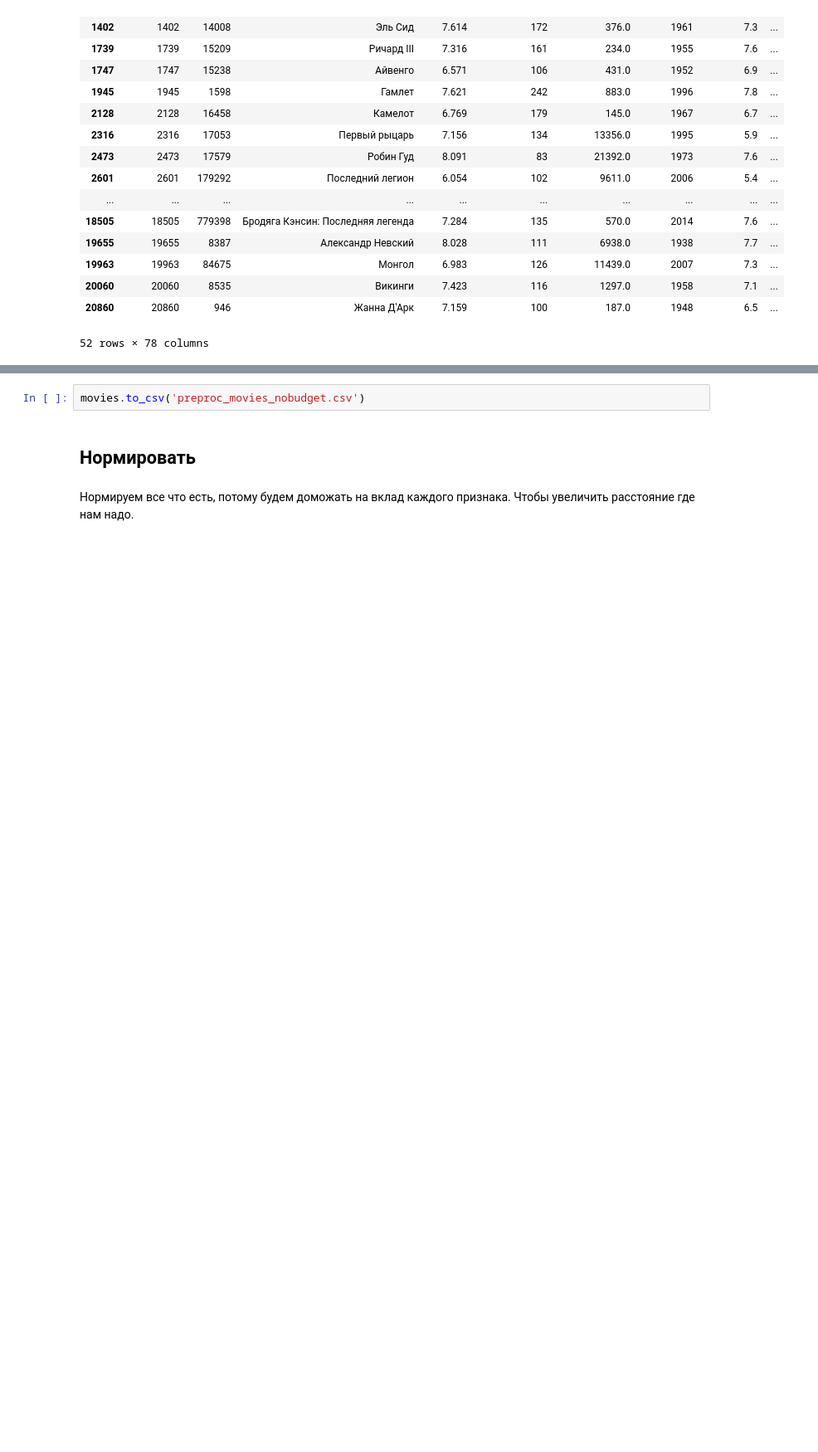
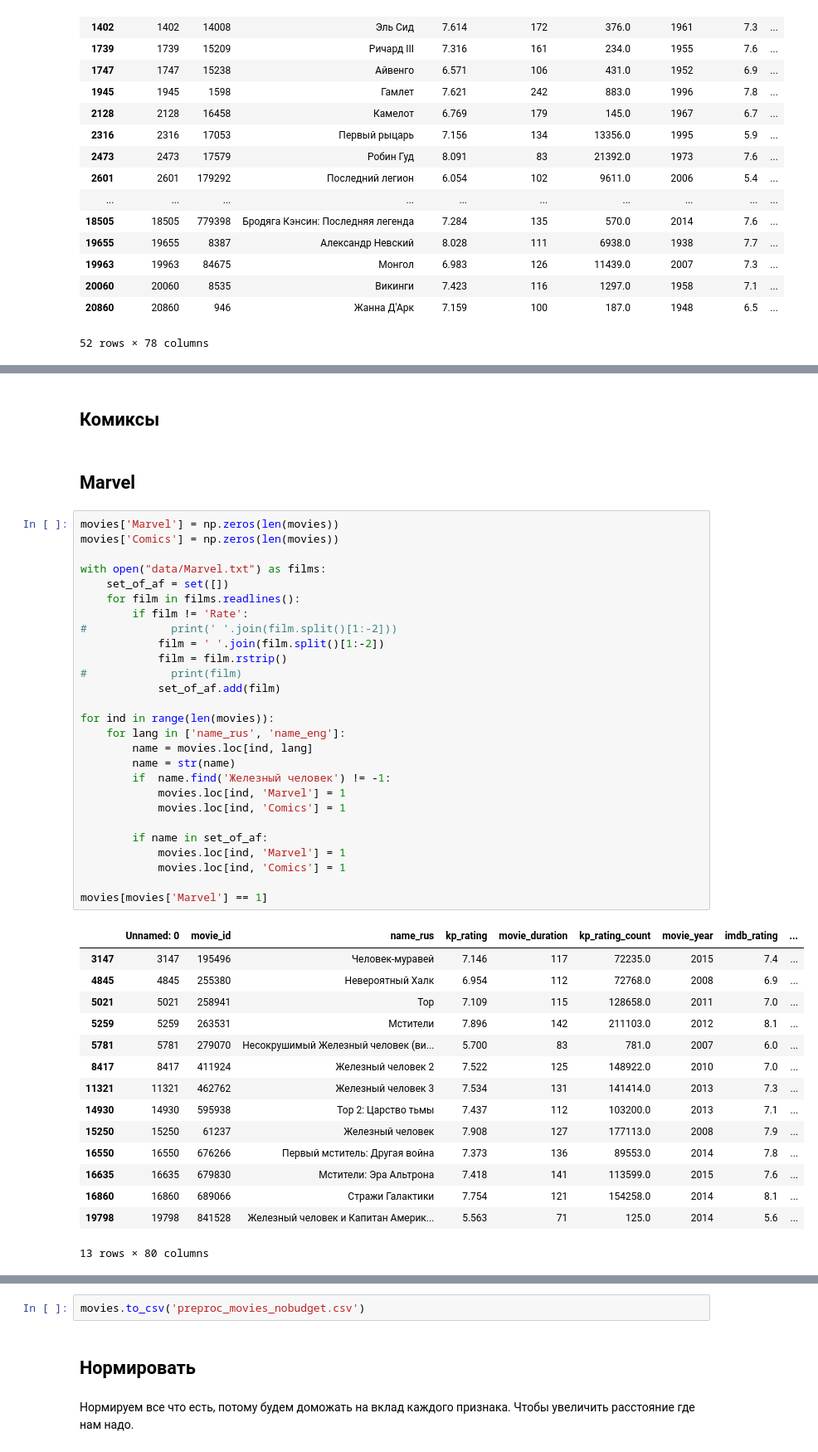
Before and after one commit to kandrewkov/Movie-Recommendations, a Jupyter notebook: preproc_data.ipynb, the cells around one changed output, grey strips where cells are left out. Shown at 83% size. Saved outputs shown, nothing was run; the diff lists cells and outputs as text; blank space fills up the shorter version.

```diff
--- a/preproc_data.ipynb
+++ b/preproc_data.ipynb
@@ -627,0 +647,47 @@ Sentô shôjo: Chi no tekkamen densetsu
+# %% [markdown]
+## Комиксы
+# %% [markdown]
+## Marvel
+# %%
+movies['Marvel'] = np.zeros(len(movies))
+movies['Comics'] = np.zeros(len(movies))
+
+with open("data/Marvel.txt") as films:
+    set_of_af = set([])
+    for film in films.readlines():
+        if film != 'Rate':
+#             print(' '.join(film.split()[1:-2]))
+            film = ' '.join(film.split()[1:-2])
+            film = film.rstrip()
+#             print(film)
+            set_of_af.add(film)
+
+for ind in range(len(movies)):
+    for lang in ['name_rus', 'name_eng']:
+        name = movies.loc[ind, lang]
+        name = str(name)
+        if  name.find('Железный человек') != -1:
+            movies.loc[ind, 'Marvel'] = 1
+            movies.loc[ind, 'Comics'] = 1
+
+        if name in set_of_af:
+            movies.loc[ind, 'Marvel'] = 1
+            movies.loc[ind, 'Comics'] = 1
+
+movies[movies['Marvel'] == 1]
+# %% [output]
+|  | Unnamed: 0 | movie_id | name_rus | kp_rating | movie_duration | kp_rating_count | movie_year | imdb_rating | ... |
+| 3147 | 3147 | 195496 | Человек-муравей | 7.146 | 117 | 72235.0 | 2015 | 7.4 | ... |
+| 4845 | 4845 | 255380 | Невероятный Халк | 6.954 | 112 | 72768.0 | 2008 | 6.9 | ... |
+| 5021 | 5021 | 258941 | Тор | 7.109 | 115 | 128658.0 | 2011 | 7.0 | ... |
+| 5259 | 5259 | 263531 | Мстители | 7.896 | 142 | 211103.0 | 2012 | 8.1 | ... |
+| 5781 | 5781 | 279070 | Несокрушимый Железный человек (ви... | 5.700 | 83 | 781.0 | 2007 | 6.0 | ... |
+| 8417 | 8417 | 411924 | Железный человек 2 | 7.522 | 125 | 148922.0 | 2010 | 7.0 | ... |
+| 11321 | 11321 | 462762 | Железный человек 3 | 7.534 | 131 | 141414.0 | 2013 | 7.3 | ... |
+| 14930 | 14930 | 595938 | Тор 2: Царство тьмы | 7.437 | 112 | 103200.0 | 2013 | 7.1 | ... |
+| 15250 | 15250 | 61237 | Железный человек | 7.908 | 127 | 177113.0 | 2008 | 7.9 | ... |
+| 16550 | 16550 | 676266 | Первый мститель: Другая война | 7.373 | 136 | 89553.0 | 2014 | 7.8 | ... |
+| 16635 | 16635 | 679830 | Мстители: Эра Альтрона | 7.418 | 141 | 113599.0 | 2015 | 7.6 | ... |
+| 16860 | 16860 | 689066 | Стражи Галактики | 7.754 | 121 | 154258.0 | 2014 | 8.1 | ... |
+| 19798 | 19798 | 841528 | Железный человек и Капитан Америк... | 5.563 | 71 | 125.0 | 2014 | 5.6 | ... |
+13 rows × 80 columns
```
Also changed, not shown: parts of 4 cells of this notebook, 1 other file.
